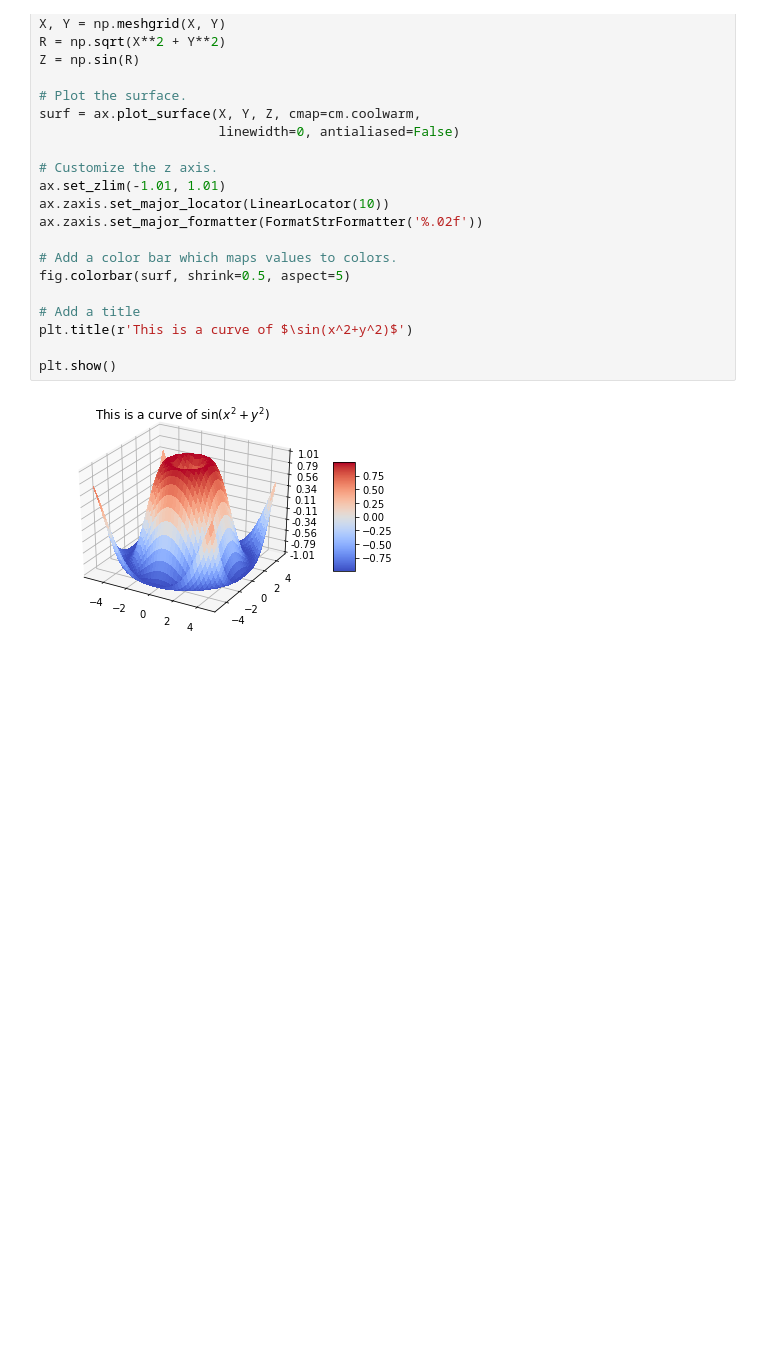
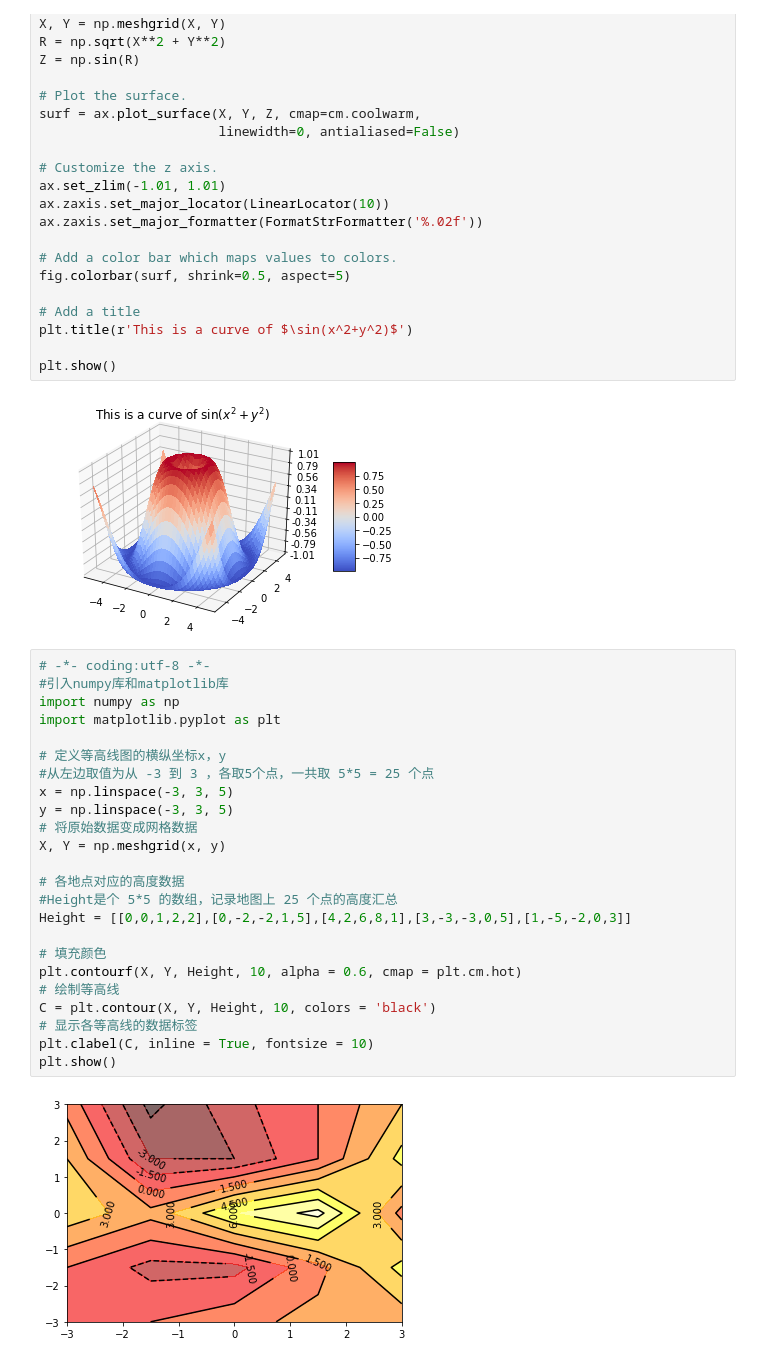
Before and after one commit to KelvinQAQ/Jupyter-Notebooks, a Jupyter notebook: Learning Matplotlib/Simple Plot.ipynb, the cells around one changed output. Drawn from its saved outputs; the diff is of its cells as text; blank space fills up the shorter version.

```diff
--- a/Learning Matplotlib/Simple Plot.ipynb
+++ b/Learning Matplotlib/Simple Plot.ipynb
@@ -226,3 +226,29 @@ plt.title(r'This is a curve of $\sin(x^2+y^2)$')
 plt.show()
 # %% [output]
 [figure]
+# %%
+# -*- coding:utf-8 -*-
+#引入numpy库和matplotlib库
+import numpy as np
+import matplotlib.pyplot as plt
+
+# 定义等高线图的横纵坐标x，y
+#从左边取值为从 -3 到 3 ，各取5个点，一共取 5*5 = 25 个点
+x = np.linspace(-3, 3, 5)
+y = np.linspace(-3, 3, 5)
+# 将原始数据变成网格数据
+X, Y = np.meshgrid(x, y)
+
+# 各地点对应的高度数据
+#Height是个 5*5 的数组，记录地图上 25 个点的高度汇总
+Height = [[0,0,1,2,2],[0,-2,-2,1,5],[4,2,6,8,1],[3,-3,-3,0,5],[1,-5,-2,0,3]]
+
+# 填充颜色
+plt.contourf(X, Y, Height, 10, alpha = 0.6, cmap = plt.cm.hot)
+# 绘制等高线
+C = plt.contour(X, Y, Height, 10, colors = 'black')
+# 显示各等高线的数据标签
+plt.clabel(C, inline = True, fontsize = 10)
+plt.show()
+# %% [output]
+[figure, added]
```
Also changed, not shown: 19 other files.
